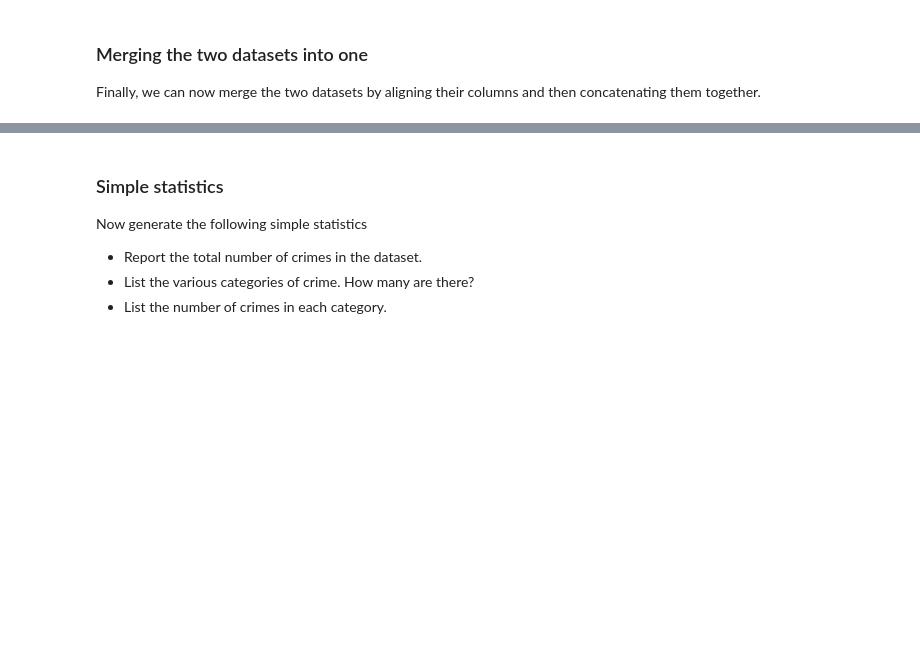
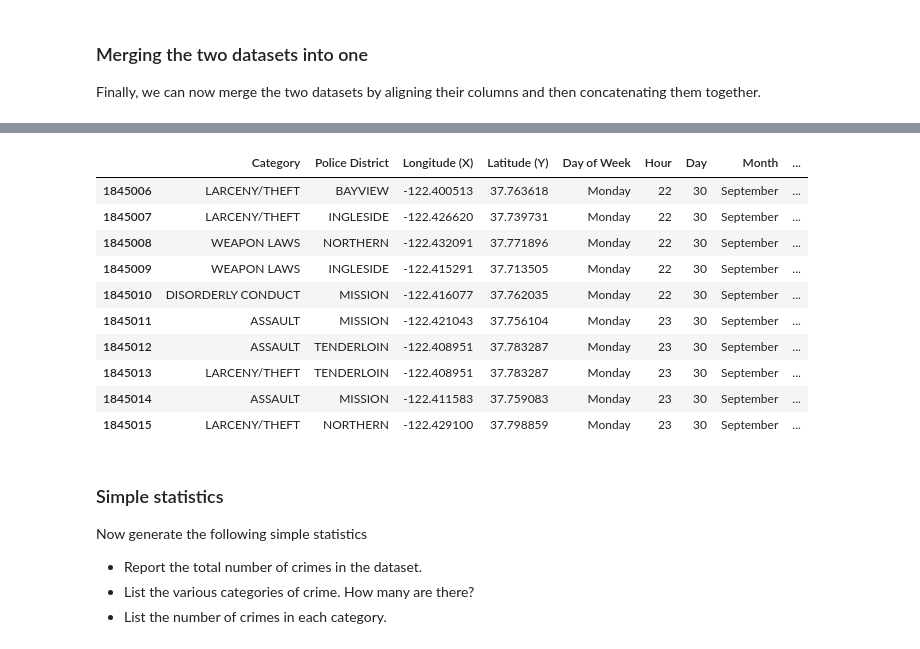
Before and after one commit to AleksandarLukic96/02806_Social_Data, a Jupyter notebook: notebooks/W1.ipynb, the cells around one changed output, grey strips where cells are left out. Saved outputs shown, nothing was run; the diff lists cells and outputs as text; code cells hidden in the pictures; blank space fills up the shorter version.

```diff
--- a/notebooks/W1.ipynb
+++ b/notebooks/W1.ipynb
@@ -297,0 +482,4 @@ df_merged.head()
+# %%
+print("Shape before:", df_merged.shape)
+df_merged.drop(df_merged.loc[df_merged["Year"] >= 2025].index, inplace=True)
+print("Shape after:",df_merged.shape)
@@ -313,5 +513,17 @@ df_reindexed.head()
 # %%
-df_reindexed.tail()
+df_reindexed.tail(10)
+# %% [output]
+|  | Category | Police District | Longitude (X) | Latitude (Y) | Day of Week | Hour | Day | Month | ... |
+| 1845006 | LARCENY/THEFT | BAYVIEW | -122.400513 | 37.763618 | Monday | 22 | 30 | September | ... |
+| 1845007 | LARCENY/THEFT | INGLESIDE | -122.426620 | 37.739731 | Monday | 22 | 30 | September | ... |
+| 1845008 | WEAPON LAWS | NORTHERN | -122.432091 | 37.771896 | Monday | 22 | 30 | September | ... |
+| 1845009 | WEAPON LAWS | INGLESIDE | -122.415291 | 37.713505 | Monday | 22 | 30 | September | ... |
+| 1845010 | DISORDERLY CONDUCT | MISSION | -122.416077 | 37.762035 | Monday | 22 | 30 | September | ... |
+| 1845011 | ASSAULT | MISSION | -122.421043 | 37.756104 | Monday | 23 | 30 | September | ... |
+| 1845012 | ASSAULT | TENDERLOIN | -122.408951 | 37.783287 | Monday | 23 | 30 | September | ... |
+| 1845013 | LARCENY/THEFT | TENDERLOIN | -122.408951 | 37.783287 | Monday | 23 | 30 | September | ... |
+| 1845014 | ASSAULT | MISSION | -122.411583 | 37.759083 | Monday | 23 | 30 | September | ... |
+| 1845015 | LARCENY/THEFT | NORTHERN | -122.429100 | 37.798859 | Monday | 23 | 30 | September | ... |
 # %%
 # Save the cleaned and merged data to a new csv file
 cleaned_data_path = os.path.join(data_path, "Police_Department_Incident_Reports_Complete.csv")
```
Also changed, not shown: parts of 36 cells of this notebook, 2 other files.
